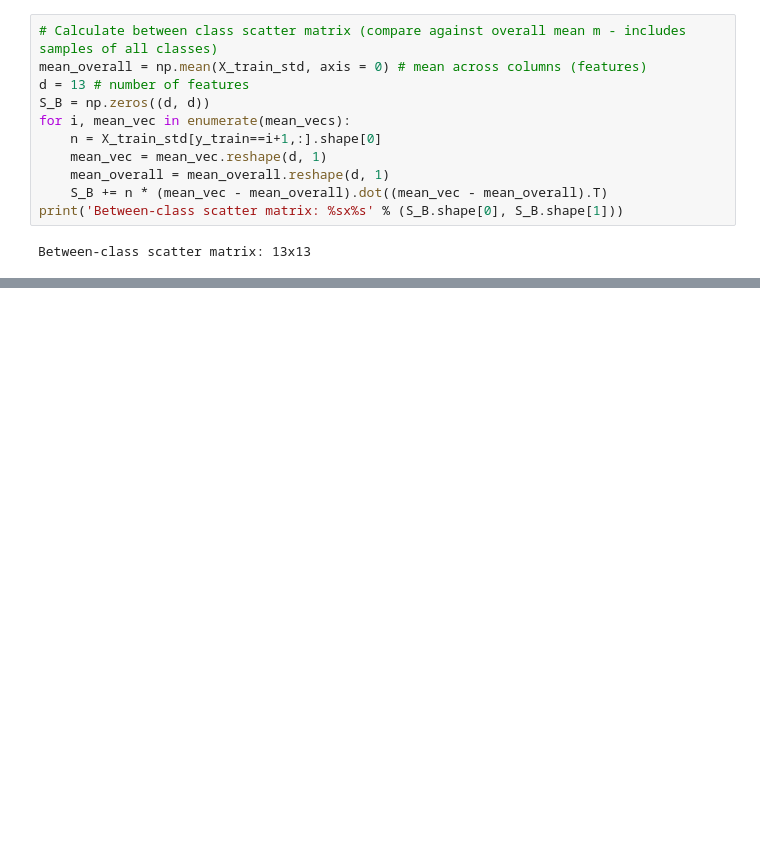
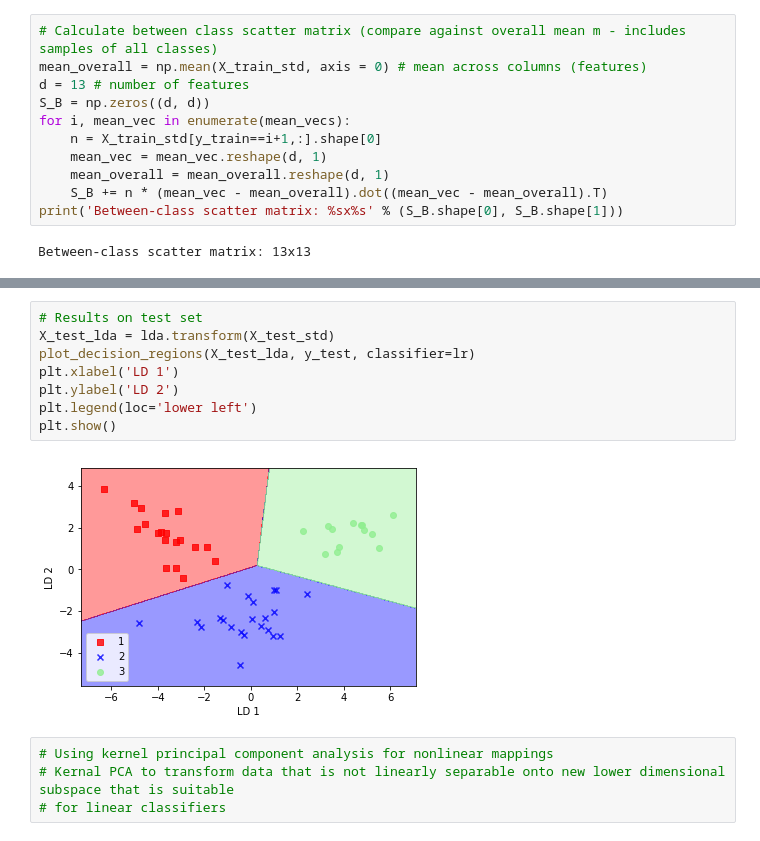
Before and after one commit to shunjilin/Python-Machine-Learning, a Jupyter notebook: 05.CompressingDataViaDimensionalityReduction/wine.ipynb, the cells around one changed output, grey strips where cells are left out. Saved outputs shown, nothing was run; the diff lists cells and outputs as text; blank space fills up the shorter version.

```diff
--- a/05.CompressingDataViaDimensionalityReduction/wine.ipynb
+++ b/05.CompressingDataViaDimensionalityReduction/wine.ipynb
@@ -247,0 +341,14 @@ Between-class scatter matrix: 13x13
+# %%
+# Results on test set
+X_test_lda = lda.transform(X_test_std)
+plot_decision_regions(X_test_lda, y_test, classifier=lr)
+plt.xlabel('LD 1')
+plt.ylabel('LD 2')
+plt.legend(loc='lower left')
+plt.show()
+# %% [output]
+[figure, added]
+# %%
+# Using kernel principal component analysis for nonlinear mappings
+# Kernal PCA to transform data that is not linearly separable onto new lower dimensional subspace that is suitable
+# for linear classifiers
```
Also changed, not shown: parts of 7 cells of this notebook, 1 other file.
